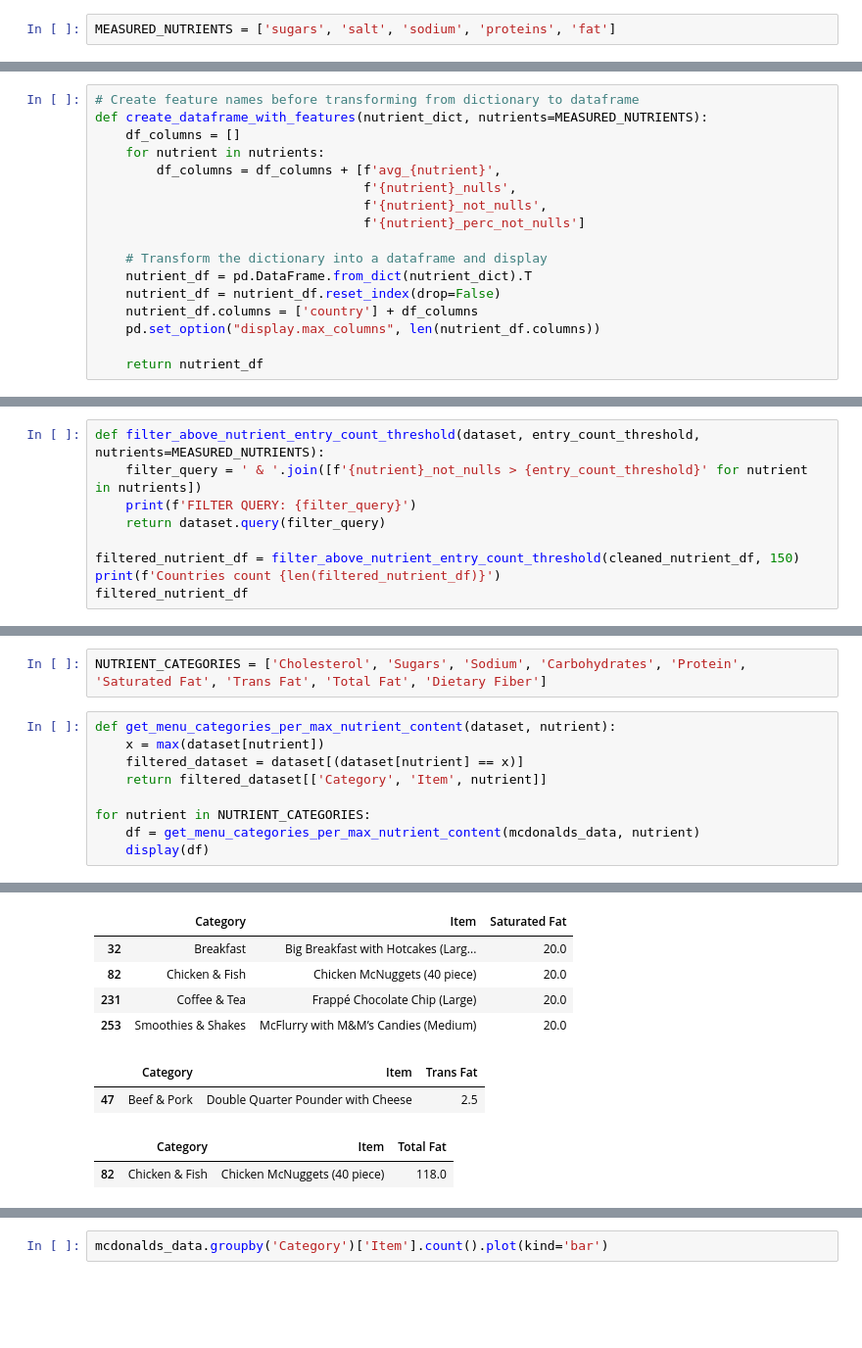
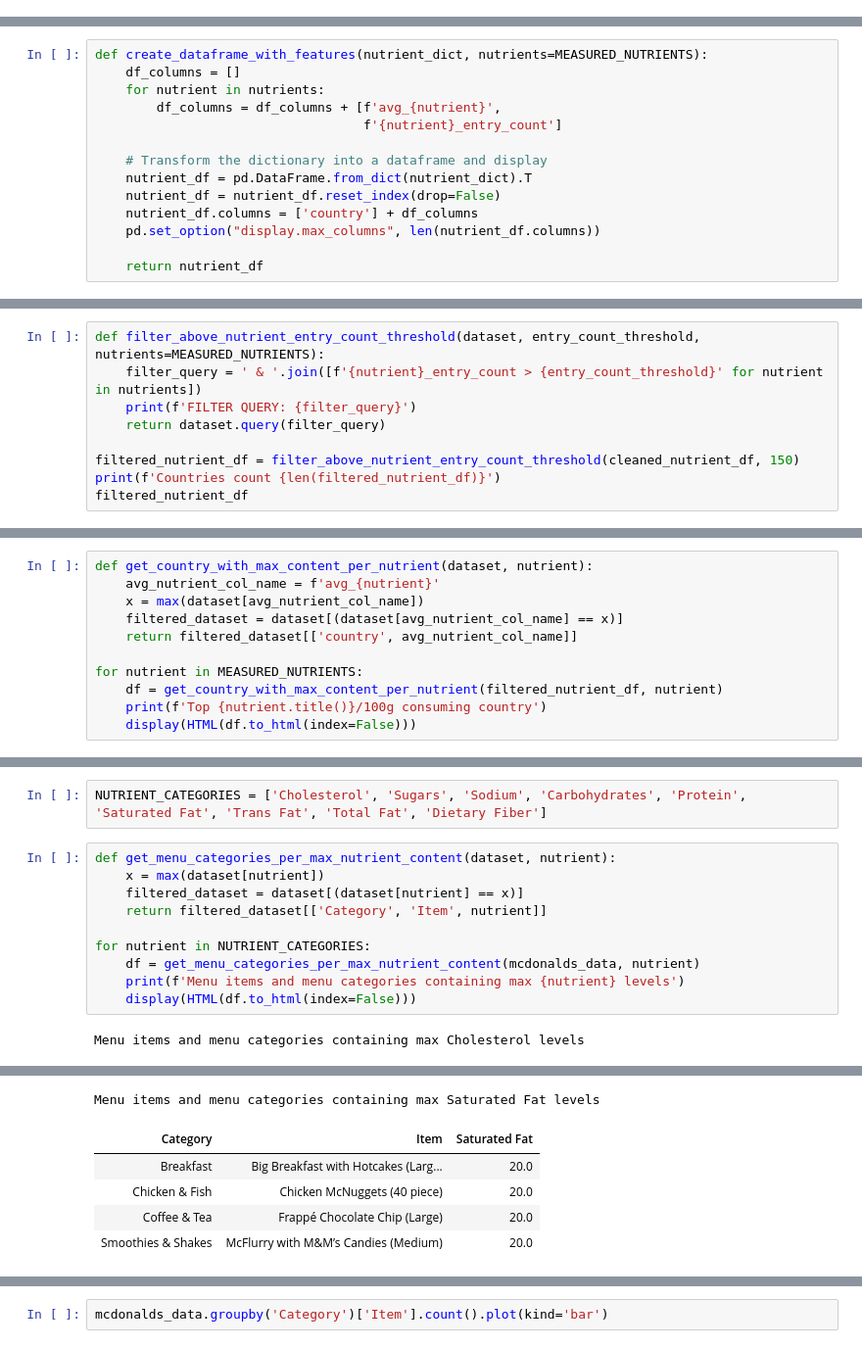
Before and after one commit to powerslider/ai_softuni, a Jupyter notebook: 02_Data_Science/Exam/EDA-Nutrient-Content-Consumption.ipynb, the cells around one changed output, grey strips where cells are left out. Shown at 98% size. Saved outputs shown, nothing was run; the diff lists cells and outputs as text; blank space fills up the shorter version.

```diff
--- a/02_Data_Science/Exam/EDA-Nutrient-Content-Consumption.ipynb
+++ b/02_Data_Science/Exam/EDA-Nutrient-Content-Consumption.ipynb
@@ -115,5 +236,3 @@ Now we need to specify which nutrients we want to measure:
-# %%
-MEASURED_NUTRIENTS = ['sugars', 'salt', 'sodium', 'proteins', 'fat']
 # %% [markdown]
 Next we need a function to associate country names with their nutrient consumption per 100g. We will extract average nutrient values per country as well as how many relevent entries have been made by users:
 # %%
@@ -158,12 +271,9 @@ Next step is to build a Pandas Dataframe with named features and our aggregated
 # %%
-# Create feature names before transforming from dictionary to dataframe
 def create_dataframe_with_features(nutrient_dict, nutrients=MEASURED_NUTRIENTS):
     df_columns = []
     for nutrient in nutrients:
         df_columns = df_columns + [f'avg_{nutrient}',
-                                   f'{nutrient}_nulls',
-                                   f'{nutrient}_not_nulls',
-                                   f'{nutrient}_perc_not_nulls']
+                                   f'{nutrient}_entry_count']
 
     # Transform the dictionary into a dataframe and display
     nutrient_df = pd.DataFrame.from_dict(nutrient_dict).T
@@ -238,6 +348,6 @@ We are not done with filtering. Since some countries may dominate the dataset in
 # %%
 def filter_above_nutrient_entry_count_threshold(dataset, entry_count_threshold, nutrients=MEASURED_NUTRIENTS):
-    filter_query = ' & '.join([f'{nutrient}_not_nulls > {entry_count_threshold}' for nutrient in nutrients])
+    filter_query = ' & '.join([f'{nutrient}_entry_count > {entry_count_threshold}' for nutrient in nutrients])
     print(f'FILTER QUERY: {filter_query}')
     return dataset.query(filter_query)
 
@@ -281,0 +395,11 @@ for nutrient in MEASURED_NUTRIENTS:
+# %%
+def get_country_with_max_content_per_nutrient(dataset, nutrient):
+    avg_nutrient_col_name = f'avg_{nutrient}'
+    x = max(dataset[avg_nutrient_col_name])
+    filtered_dataset = dataset[(dataset[avg_nutrient_col_name] == x)]
+    return filtered_dataset[['country', avg_nutrient_col_name]]
+
+for nutrient in MEASURED_NUTRIENTS:
+    df = get_country_with_max_content_per_nutrient(filtered_nutrient_df, nutrient)
+    print(f'Top {nutrient.title()}/100g consuming country')
+    display(HTML(df.to_html(index=False)))
@@ -325,5 +471,7 @@ def get_menu_categories_per_max_nutrient_content(dataset, nutrient):
 
 for nutrient in NUTRIENT_CATEGORIES:
     df = get_menu_categories_per_max_nutrient_content(mcdonalds_data, nutrient)
-    display(df)
+    print(f'Menu items and menu categories containing max {nutrient} levels')
+    display(HTML(df.to_html(index=False)))
 # %% [output]
+Menu items and menu categories containing max Cholesterol levels
@@ -341,9 +493,6 @@ for nutrient in NUTRIENT_CATEGORIES:
+Menu items and menu categories containing max Saturated Fat levels
-|  | Category | Item | Saturated Fat |
-| 32 | Breakfast | Big Breakfast with Hotcakes (Larg... | 20.0 |
-| 82 | Chicken & Fish | Chicken McNuggets (40 piece) | 20.0 |
-| 231 | Coffee & Tea | Frappé Chocolate Chip (Large) | 20.0 |
-| 253 | Smoothies & Shakes | McFlurry with M&M’s Candies (Medium) | 20.0 |
+| Category | Item | Saturated Fat |
+| Breakfast | Big Breakfast with Hotcakes (Larg... | 20.0 |
+| Chicken & Fish | Chicken McNuggets (40 piece) | 20.0 |
+| Coffee & Tea | Frappé Chocolate Chip (Large) | 20.0 |
+| Smoothies & Shakes | McFlurry with M&M’s Candies (Medium) | 20.0 |
-|  | Category | Item | Trans Fat |
-| 47 | Beef & Pork | Double Quarter Pounder with Cheese | 2.5 |
-|  | Category | Item | Total Fat |
-| 82 | Chicken & Fish | Chicken McNuggets (40 piece) | 118.0 |
```
Also changed, not shown: parts of 36 cells of this notebook.
